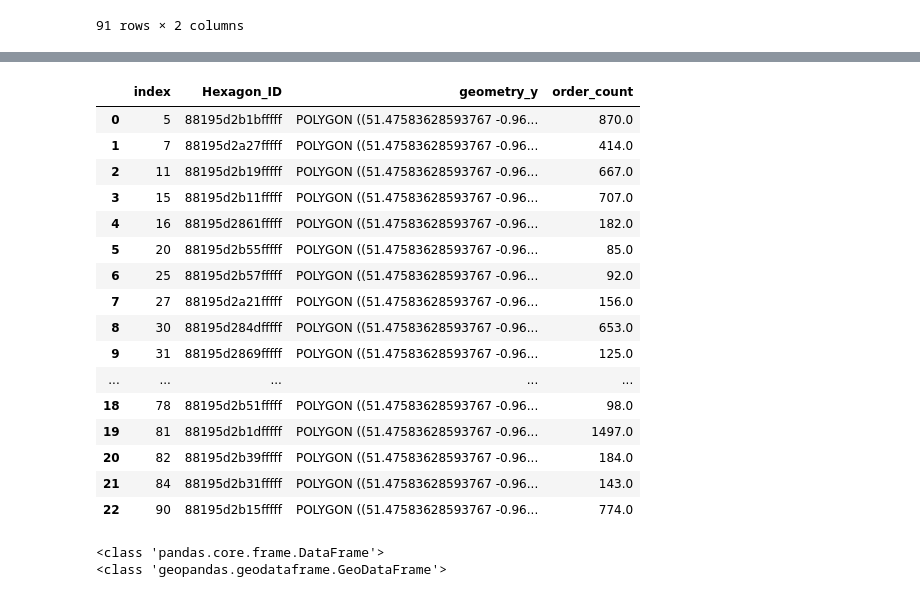
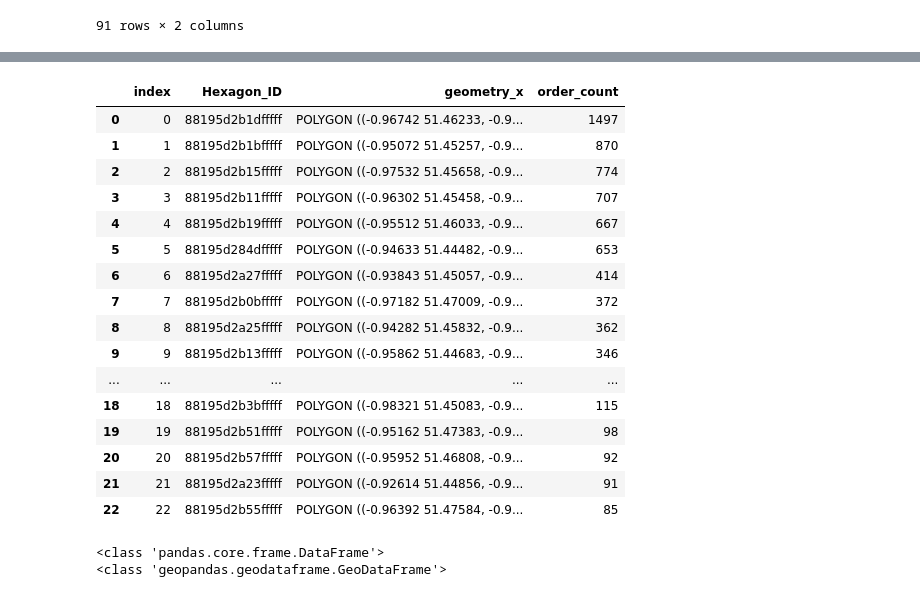
Before and after one commit to ArnaudBorrens/Gett_project, a Jupyter notebook: data/data_cleaning_ordered.ipynb, the cells around one changed output, grey strips where cells are left out. Drawn from its saved outputs; the diff is of its cells as text; code cells hidden in the pictures.

```diff
--- a/data/data_cleaning_ordered.ipynb
+++ b/data/data_cleaning_ordered.ipynb
@@ -861,7 +859,7 @@ hexagon_df
 | 90 | 88195d2b15fffff | POLYGON ((-0.97532 51.45658, -0.9... |
 91 rows × 2 columns
 # %%
-merged_hex_df = hexagon_df.merge(filtered_hex_count, left_on ='Hexagon_ID', right_on = 'h3_hex_id', how='left')
+merged_hex_df = hexagon_df.merge(filtered_hex_count, left_on ='Hexagon_ID', right_on = 'h3_hex_id', how='right')
 
 print(merged_hex_df.isna().sum())
 
@@ -900,28 +902,28 @@ merged_hex_df
 # %%
-merged_hex_df_filtered = merged_hex_df[['Hexagon_ID', 'geometry_y', 'order_count']].copy()
+merged_hex_df_filtered = merged_hex_df[['Hexagon_ID', 'geometry_x', 'order_count']].copy()
 
 merged_hex_df_filtered = merged_hex_df_filtered.dropna()
 
 merged_hex_df_filtered.reset_index(inplace=True)
 
 merged_hex_df_filtered
 # %% [output]
-|  | index | Hexagon_ID | geometry_y | order_count |
-| 0 | 5 | 88195d2b1bfffff | POLYGON ((51.47583628593767 -0.96... | 870.0 |
-| 1 | 7 | 88195d2a27fffff | POLYGON ((51.47583628593767 -0.96... | 414.0 |
-| 2 | 11 | 88195d2b19fffff | POLYGON ((51.47583628593767 -0.96... | 667.0 |
-| 3 | 15 | 88195d2b11fffff | POLYGON ((51.47583628593767 -0.96... | 707.0 |
-| 4 | 16 | 88195d2861fffff | POLYGON ((51.47583628593767 -0.96... | 182.0 |
-| 5 | 20 | 88195d2b55fffff | POLYGON ((51.47583628593767 -0.96... | 85.0 |
-| 6 | 25 | 88195d2b57fffff | POLYGON ((51.47583628593767 -0.96... | 92.0 |
-| 7 | 27 | 88195d2a21fffff | POLYGON ((51.47583628593767 -0.96... | 156.0 |
-| 8 | 30 | 88195d284dfffff | POLYGON ((51.47583628593767 -0.96... | 653.0 |
-| 9 | 31 | 88195d2869fffff | POLYGON ((51.47583628593767 -0.96... | 125.0 |
+|  | index | Hexagon_ID | geometry_x | order_count |
+| 0 | 0 | 88195d2b1dfffff | POLYGON ((-0.96742 51.46233, -0.9... | 1497 |
+| 1 | 1 | 88195d2b1bfffff | POLYGON ((-0.95072 51.45257, -0.9... | 870 |
+| 2 | 2 | 88195d2b15fffff | POLYGON ((-0.97532 51.45658, -0.9... | 774 |
+| 3 | 3 | 88195d2b11fffff | POLYGON ((-0.96302 51.45458, -0.9... | 707 |
+| 4 | 4 | 88195d2b19fffff | POLYGON ((-0.95512 51.46033, -0.9... | 667 |
+| 5 | 5 | 88195d284dfffff | POLYGON ((-0.94633 51.44482, -0.9... | 653 |
+| 6 | 6 | 88195d2a27fffff | POLYGON ((-0.93843 51.45057, -0.9... | 414 |
+| 7 | 7 | 88195d2b0bfffff | POLYGON ((-0.97182 51.47009, -0.9... | 372 |
+| 8 | 8 | 88195d2a25fffff | POLYGON ((-0.94282 51.45832, -0.9... | 362 |
+| 9 | 9 | 88195d2b13fffff | POLYGON ((-0.95862 51.44683, -0.9... | 346 |
 | ... | ... | ... | ... | ... |
-| 18 | 78 | 88195d2b51fffff | POLYGON ((51.47583628593767 -0.96... | 98.0 |
-| 19 | 81 | 88195d2b1dfffff | POLYGON ((51.47583628593767 -0.96... | 1497.0 |
-| 20 | 82 | 88195d2b39fffff | POLYGON ((51.47583628593767 -0.96... | 184.0 |
-| 21 | 84 | 88195d2b31fffff | POLYGON ((51.47583628593767 -0.96... | 143.0 |
-| 22 | 90 | 88195d2b15fffff | POLYGON ((51.47583628593767 -0.96... | 774.0 |
+| 18 | 18 | 88195d2b3bfffff | POLYGON ((-0.98321 51.45083, -0.9... | 115 |
+| 19 | 19 | 88195d2b51fffff | POLYGON ((-0.95162 51.47383, -0.9... | 98 |
+| 20 | 20 | 88195d2b57fffff | POLYGON ((-0.95952 51.46808, -0.9... | 92 |
+| 21 | 21 | 88195d2a23fffff | POLYGON ((-0.92614 51.44856, -0.9... | 91 |
+| 22 | 22 | 88195d2b55fffff | POLYGON ((-0.96392 51.47584, -0.9... | 85 |
 # %%
 print(type(merged_hex_df_filtered))
```
Also changed, not shown: parts of 14 cells of this notebook, 6 other files.
